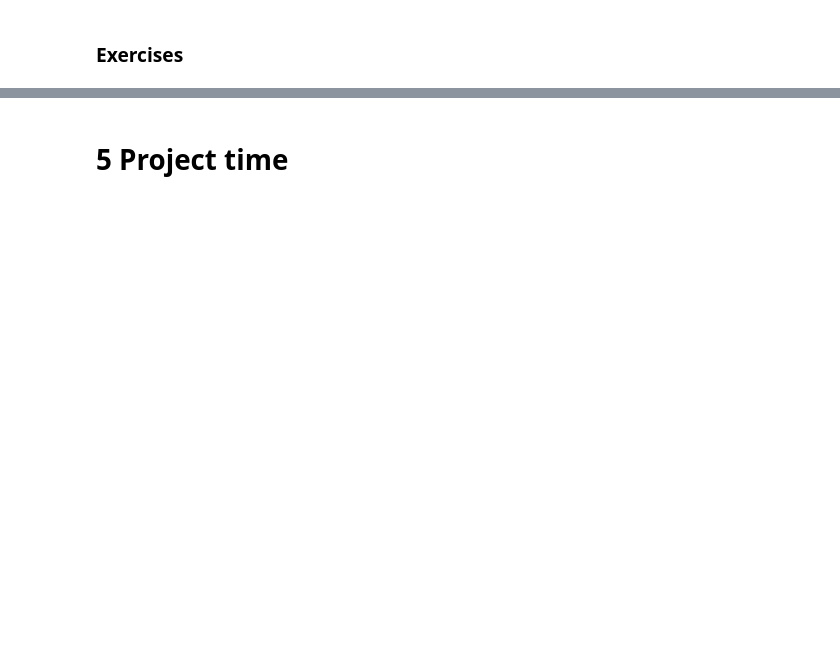
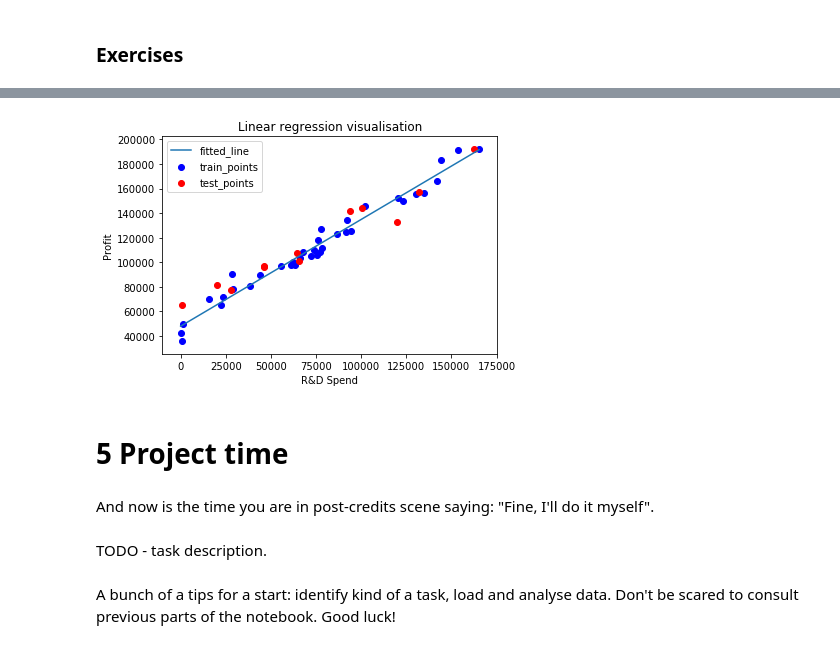
Before and after one commit to PUTvision/MLWorkshopPyCon2018, a Jupyter notebook: Say hello to machine learning in Python.ipynb, the cells around one changed output, grey strips where cells are left out. Cells and saved outputs as stored; diff of their text form; code cells hidden in the pictures; blank space fills up the shorter version.

```diff
--- a/Say hello to machine learning in Python.ipynb
+++ b/Say hello to machine learning in Python.ipynb
@@ -466,2 +525,39 @@ TODO - Write down/prepare regression exercises here.
+# %%
+# Exercise 2 - solution
+X = data[['R&D Spend']].values
+y = data['Profit'].values
+
+X_train, X_test, y_train, y_test = train_test_split(X, y, test_size=0.25, random_state=RANDOM_SEED)
+
+X_train_min = X_train.min()
+X_train_max = X_train.max()
+
+sc = StandardScaler()
+sc.fit(X_train)  # Note that we only fit scaler on train data - same as with model fitting.
+X_train = sc.transform(X_train)
+X_test = sc.transform(X_test)
+
+lin_reg = LinearRegression()
+lin_reg.fit(X_train, y_train)
+
+x_axis_points = np.linspace(X_train_min, X_train_max, 100)
+y_pred = lin_reg.predict(sc.transform(x.reshape(-1, 1)))
+# %%
+plt.plot(x_axis_points, y_pred, label='fitted_line')
+plt.scatter(sc.inverse_transform(X_train), y_train, c='b', label='train_points')
+plt.scatter(sc.inverse_transform(X_test), y_test, c='r', label='test_points')
+plt.title('Linear regression visualisation')
+plt.xlabel('R&D Spend')
+plt.ylabel('Profit')
+plt.legend(loc='upper left')
+plt.show()
+# %% [output]
+[figure, added]
 # %% [markdown]
 # 5 Project time
+# %% [markdown]
+And now is the time you are in post-credits scene saying: "Fine, I'll do it myself".
+# %% [markdown]
+TODO - task description.
+# %% [markdown]
+A bunch of a tips for a start: identify kind of a task, load and analyse data. Don't be scared to consult previous parts of the notebook. Good luck!
```
Also changed, not shown: parts of 22 cells of this notebook.
